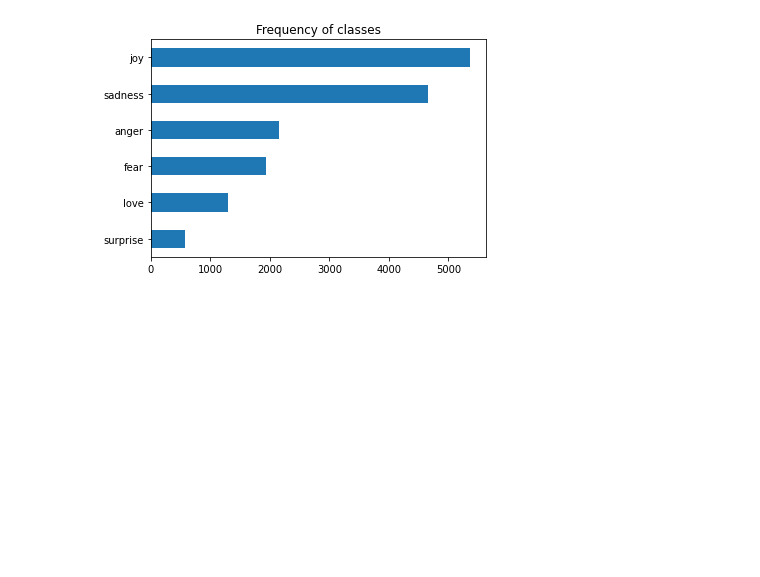
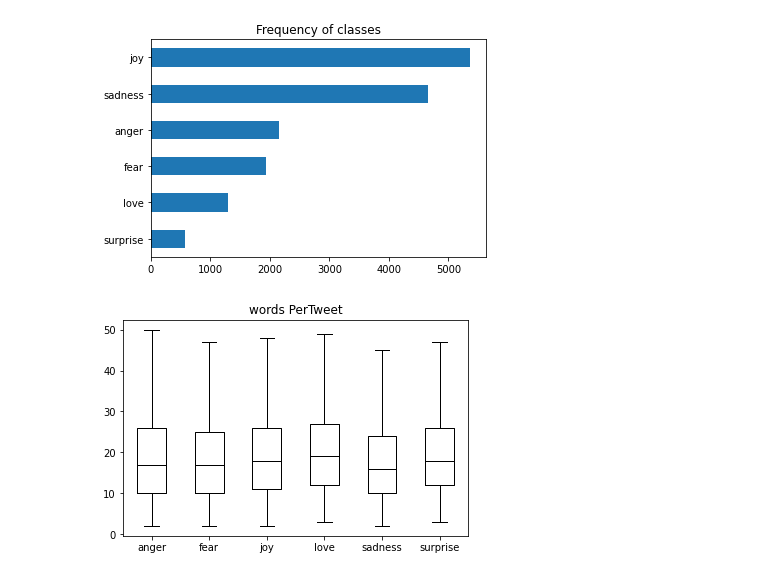
Before and after one commit to narendra974/Transformers, a Jupyter notebook: Ch2TextClassification.ipynb, the cells around one changed output. Saved outputs shown, nothing was run; the diff lists cells and outputs as text; code cells hidden in the pictures; blank space fills up the shorter version.

```diff
--- a/Ch2TextClassification.ipynb
+++ b/Ch2TextClassification.ipynb
@@ -123,3 +123,11 @@ plt.title('Frequency of classes')
 plt.show()
 # %% [output]
 [figure]
+# %%
+df["words PerTweet"]=df['text'].str.split().apply(len)
+df.boxplot("words PerTweet", by="label_name",grid=False, showfliers=False, color='black')
+plt.suptitle("")
+plt.xlabel("")
+plt.show()
+# %% [output]
+[figure, added]
```
